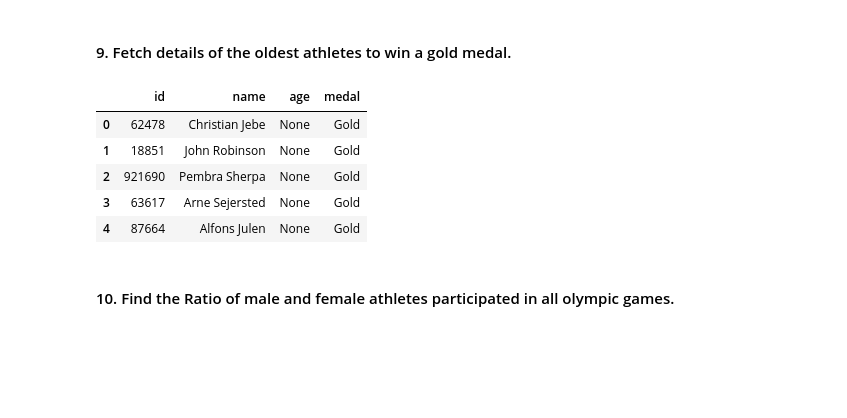
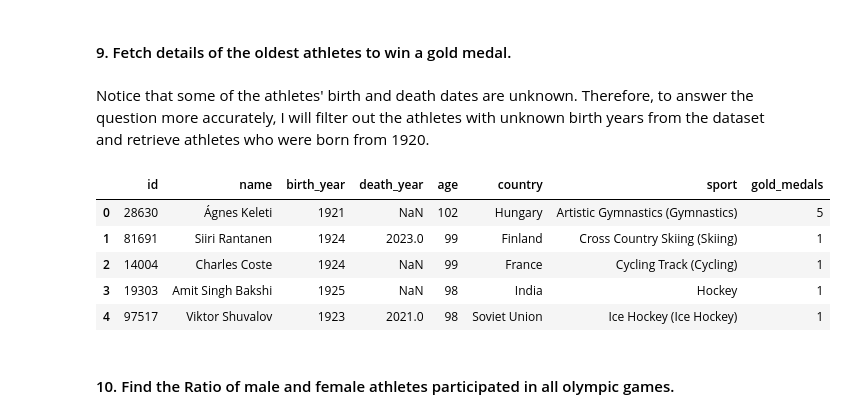
Before and after one commit to chanronnie/Olympics, a Jupyter notebook: analysis/olympics_analysis.ipynb, the cells around one changed output. Drawn from its saved outputs; the diff is of its cells as text; code cells hidden in the pictures; blank space fills up the shorter version.

Commit message:
Fix Questions 17 and 18

```diff
--- a/analysis/olympics_analysis.ipynb
+++ b/analysis/olympics_analysis.ipynb
@@ -504,31 +506,41 @@ GROUP BY h.game, c.host_city
 | 52 | 2022 Winter Olympics | Beijing | 15 |
 # %% [markdown]
 #### 9. Fetch details of the oldest athletes to win a gold medal.
+# %% [markdown]
+Notice that some of the athletes' birth and death dates are unknown. Therefore, to answer the question more accurately, I will filter out the athletes with unknown birth years from the dataset and retrieve athletes who were born from 1920.
 # %%
 pd.read_sql("""
 SELECT
     h.id,
     h.name,
+    h.birth_year,
+    h.death_year,
     CASE
-        WHEN birth_year > 1910 AND death_year IS NOT NULL THEN death_year - birth_year
-        WHEN birth_year > 1910 THEN 2023 - birth_year
-        ELSE NULL
+        WHEN death_year IS NOT NULL THEN death_year - birth_year
+        ELSE 2023 - birth_year
     END AS age,
-    h.medal
+    n.country,
+    h.sport,
+    COUNT(h.medal) AS gold_medals
+
 FROM olympics.olympic_history_cleaned h
-JOIN olympics.host_cities c ON h.game = c.game
-WHERE h.medal = 'Gold'
-GROUP BY h.id, h.name, h.birth_year, h.death_year, h.medal
+JOIN olympics.noc_countries n ON h.noc = n.noc
+WHERE
+    h.medal = 'Gold'
+    AND h.birth_year > 1920
+    AND h.birth_year IS NOT NULL
+    AND h.event LIKE '%Olympic%'
+GROUP BY h.id, h.name, h.birth_year, h.death_year, n.country, h.sport
 ORDER BY age DESC
 LIMIT 5
 """, conn)
 # %% [output]
-|  | id | name | age | medal |
-| 0 | 62478 | Christian Jebe | None | Gold |
-| 1 | 18851 | John Robinson | None | Gold |
-| 2 | 921690 | Pembra Sherpa | None | Gold |
-| 3 | 63617 | Arne Sejersted | None | Gold |
-| 4 | 87664 | Alfons Julen | None | Gold |
+|  | id | name | birth_year | death_year | age | country | sport | gold_medals |
+| 0 | 28630 | Ágnes Keleti | 1921 | NaN | 102 | Hungary | Artistic Gymnastics (Gymnastics) | 5 |
+| 1 | 81691 | Siiri Rantanen | 1924 | 2023.0 | 99 | Finland | Cross Country Skiing (Skiing) | 1 |
+| 2 | 14004 | Charles Coste | 1924 | NaN | 99 | France | Cycling Track (Cycling) | 1 |
+| 3 | 19303 | Amit Singh Bakshi | 1925 | NaN | 98 | India | Hockey | 1 |
+| 4 | 97517 | Viktor Shuvalov | 1923 | 2021.0 | 98 | Soviet Union | Ice Hockey (Ice Hockey) | 1 |
 # %% [markdown]
 #### 10. Find the Ratio of male and female athletes participated in all olympic games.
 # %%
```
Also changed, not shown: parts of 27 cells of this notebook.
